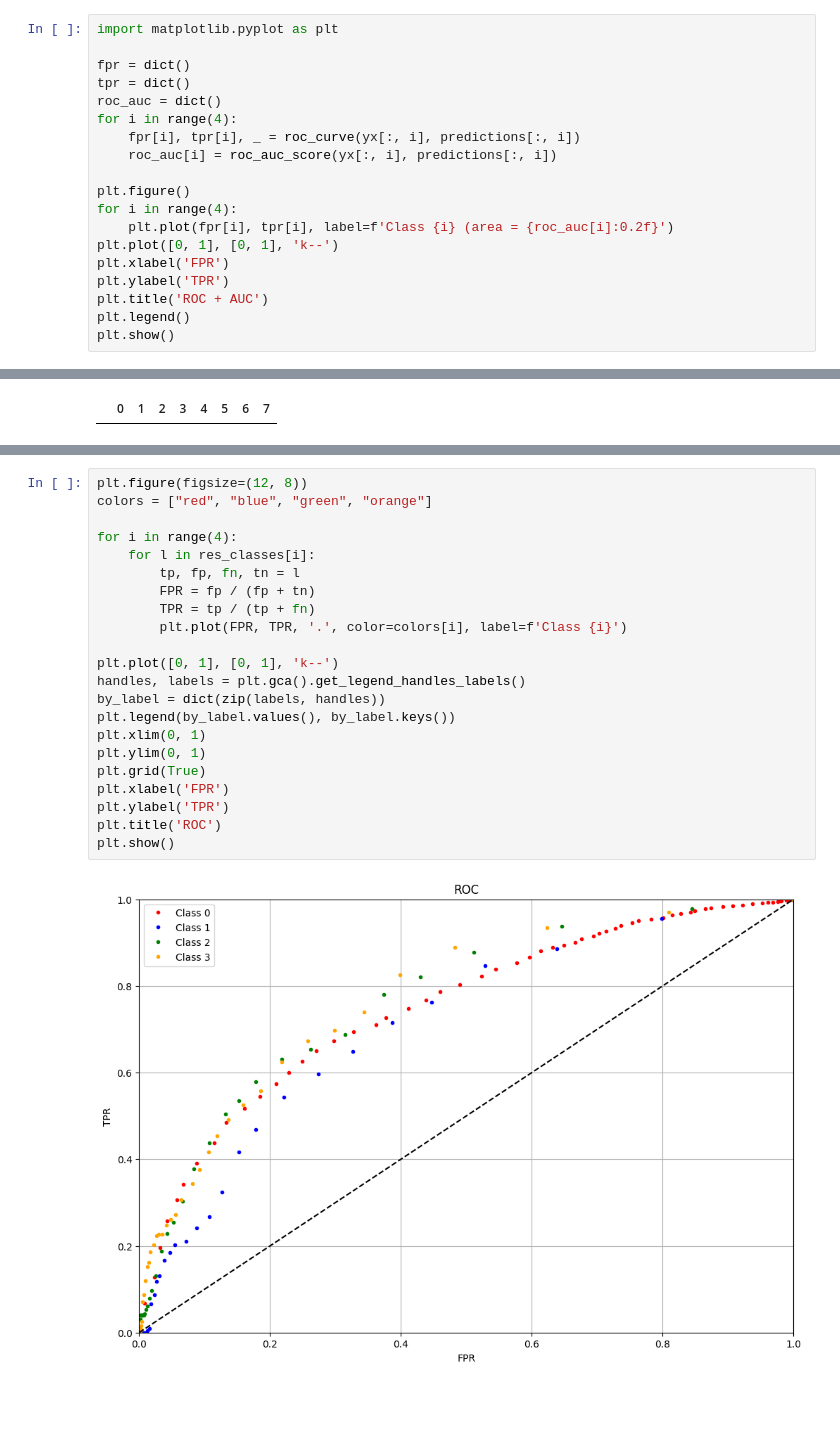
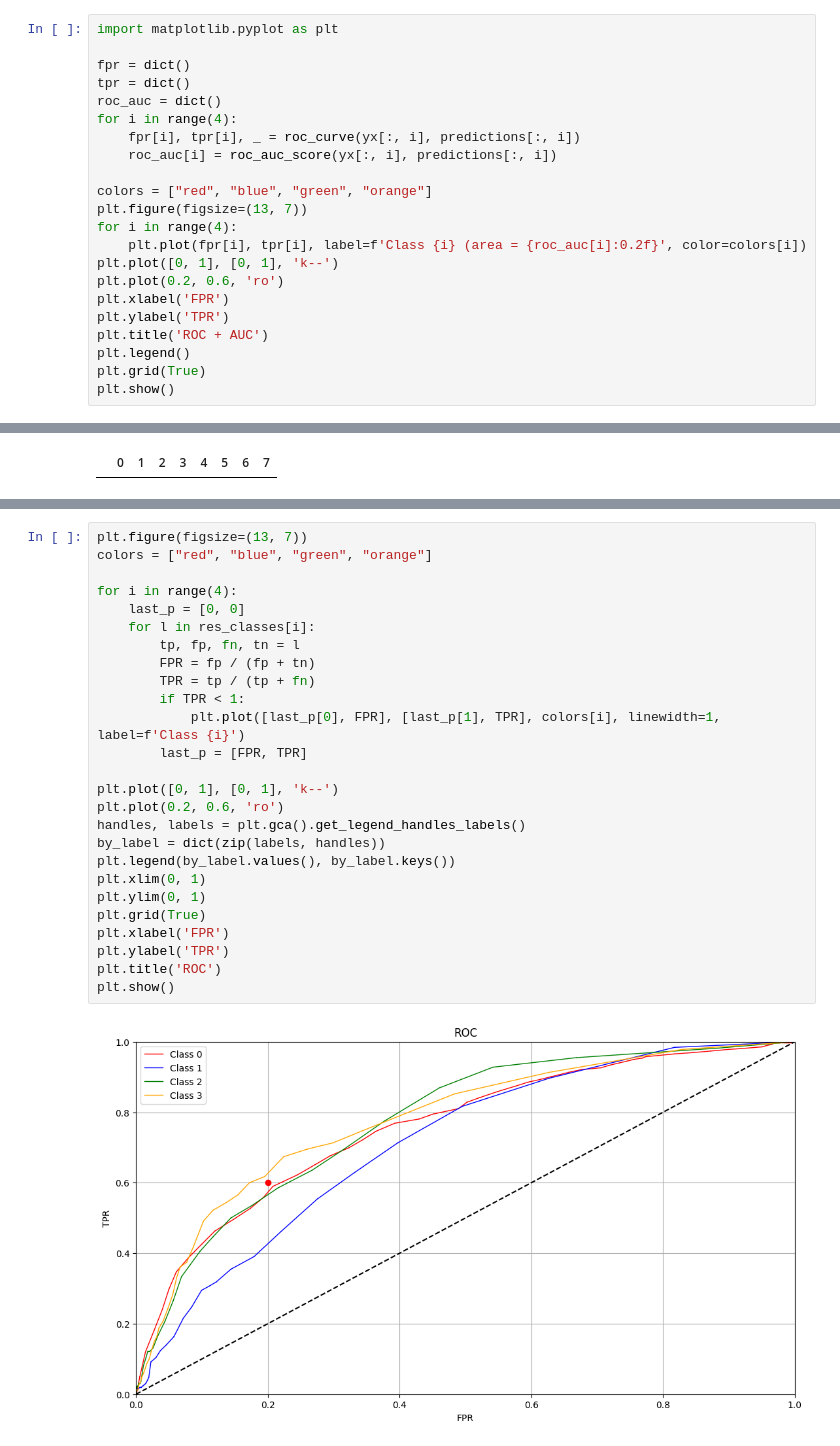
Before and after one commit to archimage-wiz/DS_ModelsParametersModule1, a Jupyter notebook: 04MetricsRegularization/hw.ipynb, the cells around one changed output, grey strips where cells are left out. Cells and saved outputs as stored; diff of their text form; blank space fills up the shorter version.

```diff
--- a/04MetricsRegularization/hw.ipynb
+++ b/04MetricsRegularization/hw.ipynb
@@ -180,13 +180,16 @@ for i in range(4):
     fpr[i], tpr[i], _ = roc_curve(yx[:, i], predictions[:, i])
     roc_auc[i] = roc_auc_score(yx[:, i], predictions[:, i])
 
-plt.figure()
+colors = ["red", "blue", "green", "orange"]
+plt.figure(figsize=(13, 7))
 for i in range(4):
-    plt.plot(fpr[i], tpr[i], label=f'Class {i} (area = {roc_auc[i]:0.2f}')
+    plt.plot(fpr[i], tpr[i], label=f'Class {i} (area = {roc_auc[i]:0.2f}', color=colors[i])
 plt.plot([0, 1], [0, 1], 'k--')
+plt.plot(0.2, 0.6, 'ro')
 plt.xlabel('FPR')
 plt.ylabel('TPR')
 plt.title('ROC + AUC')
 plt.legend()
+plt.grid(True)
 plt.show()
 # %% [output]
@@ -258,24 +261,28 @@ for currecnt_class in res_classes:
 # %%
-plt.figure(figsize=(12, 8))
+plt.figure(figsize=(13, 7))
 colors = ["red", "blue", "green", "orange"]
 
 for i in range(4):
+    last_p = [0, 0]
     for l in res_classes[i]:
         tp, fp, fn, tn = l
         FPR = fp / (fp + tn)
         TPR = tp / (tp + fn)
-        plt.plot(FPR, TPR, '.', color=colors[i], label=f'Class {i}')
+        if TPR < 1:
+            plt.plot([last_p[0], FPR], [last_p[1], TPR], colors[i], linewidth=1, label=f'Class {i}')
+        last_p = [FPR, TPR]
 
 plt.plot([0, 1], [0, 1], 'k--')
+plt.plot(0.2, 0.6, 'ro')
 handles, labels = plt.gca().get_legend_handles_labels()
 by_label = dict(zip(labels, handles))
 plt.legend(by_label.values(), by_label.keys())
 plt.xlim(0, 1)
 plt.ylim(0, 1)
 plt.grid(True)
 plt.xlabel('FPR')
 plt.ylabel('TPR')
 plt.title('ROC')
 plt.show()
 # %% [output]
-[figure, old version]
+[figure, new version]
```
Also changed, not shown: parts of 4 cells of this notebook, 1 other file.
